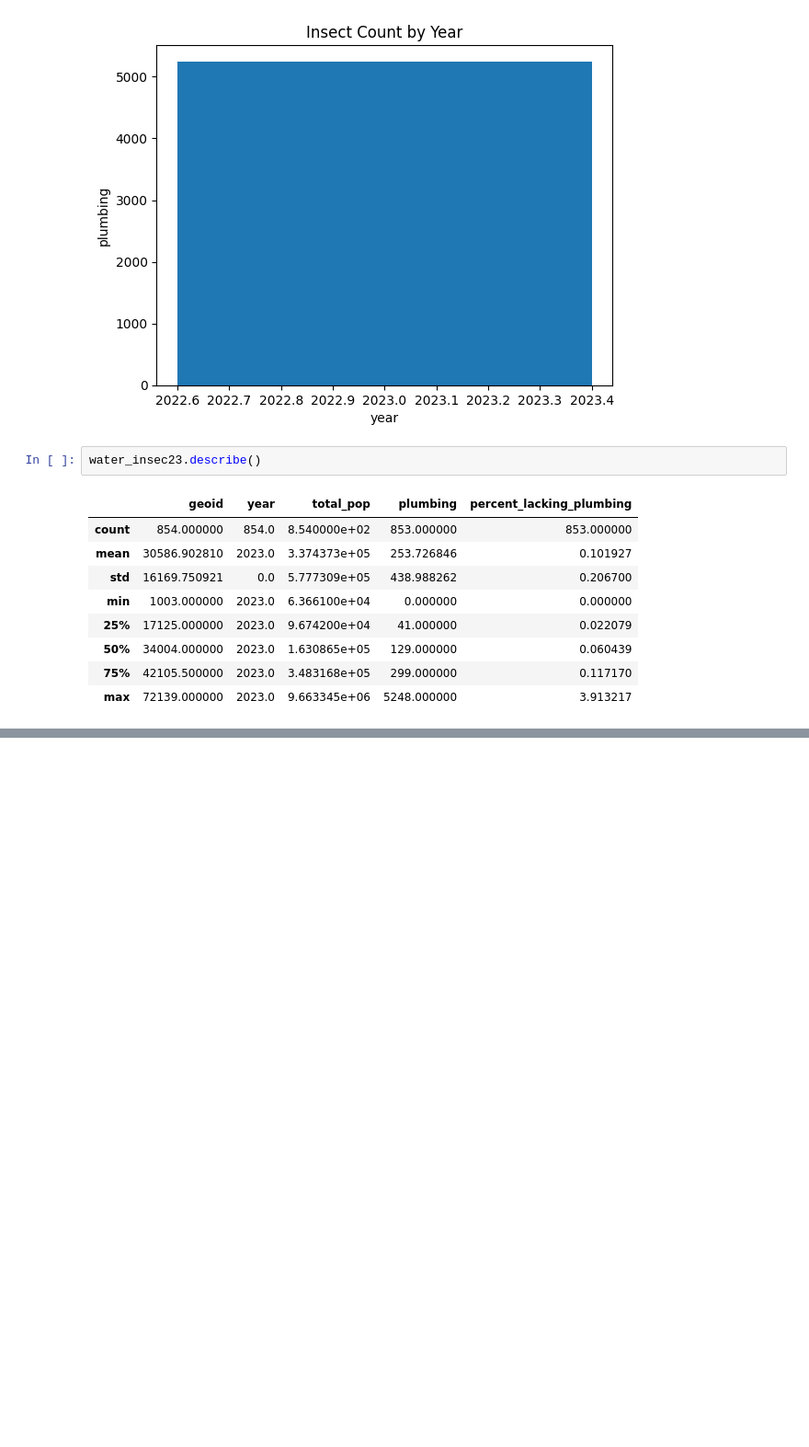
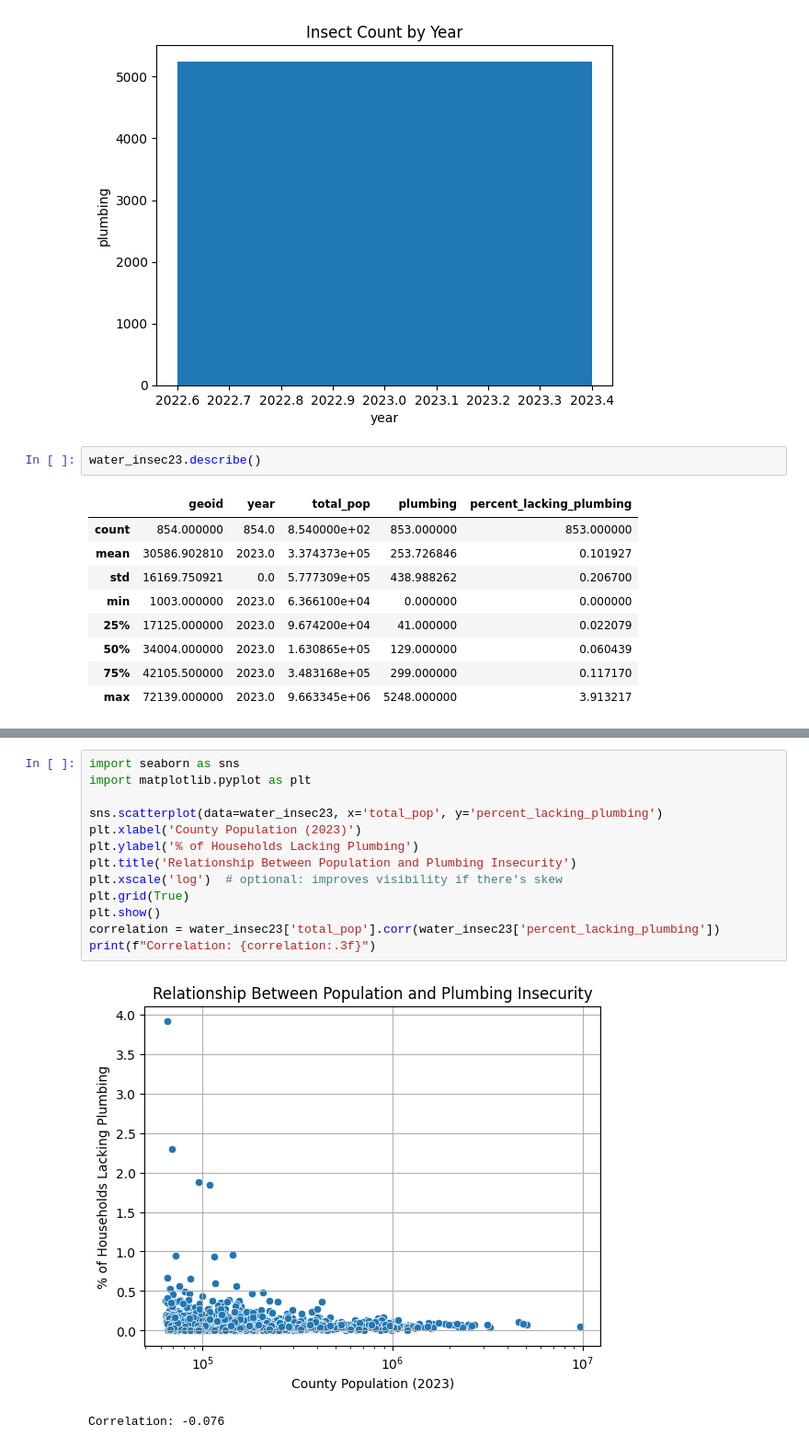
Before and after one commit to MoeinTA/Water-Insecurity, a Jupyter notebook: Water_Insecurity.ipynb, the cells around one changed output, grey strips where cells are left out. Shown at 92% size. Drawn from its saved outputs; the diff is of its cells as text; blank space fills up the shorter version.

```diff
--- a/Water_Insecurity.ipynb
+++ b/Water_Insecurity.ipynb
@@ -133,3 +133,19 @@ fig = px.choropleth(
 fig.show()
 # %% [output]
 [interactive output not drawn]
+# %%
+import seaborn as sns
+import matplotlib.pyplot as plt
+
+sns.scatterplot(data=water_insec23, x='total_pop', y='percent_lacking_plumbing')
+plt.xlabel('County Population (2023)')
+plt.ylabel('% of Households Lacking Plumbing')
+plt.title('Relationship Between Population and Plumbing Insecurity')
+plt.xscale('log')  # optional: improves visibility if there's skew
+plt.grid(True)
+plt.show()
+correlation = water_insec23['total_pop'].corr(water_insec23['percent_lacking_plumbing'])
+print(f"Correlation: {correlation:.3f}")
+# %% [output]
+[figure, added]
+Correlation: -0.076
```
Also changed, not shown: parts of 2 cells of this notebook.
